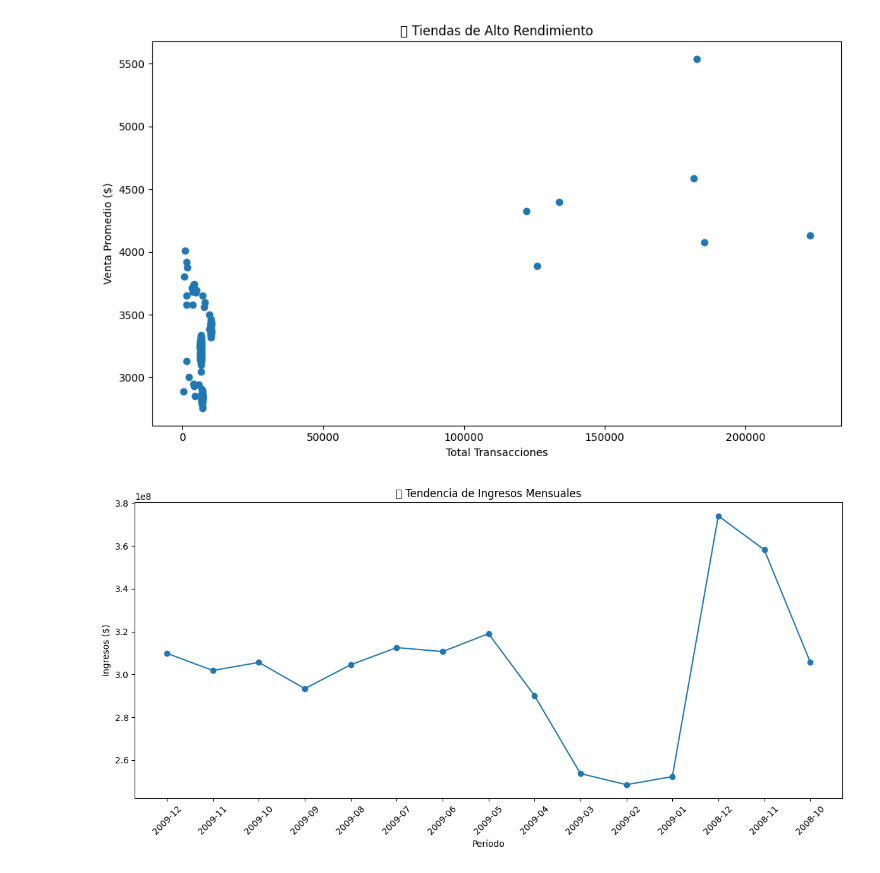
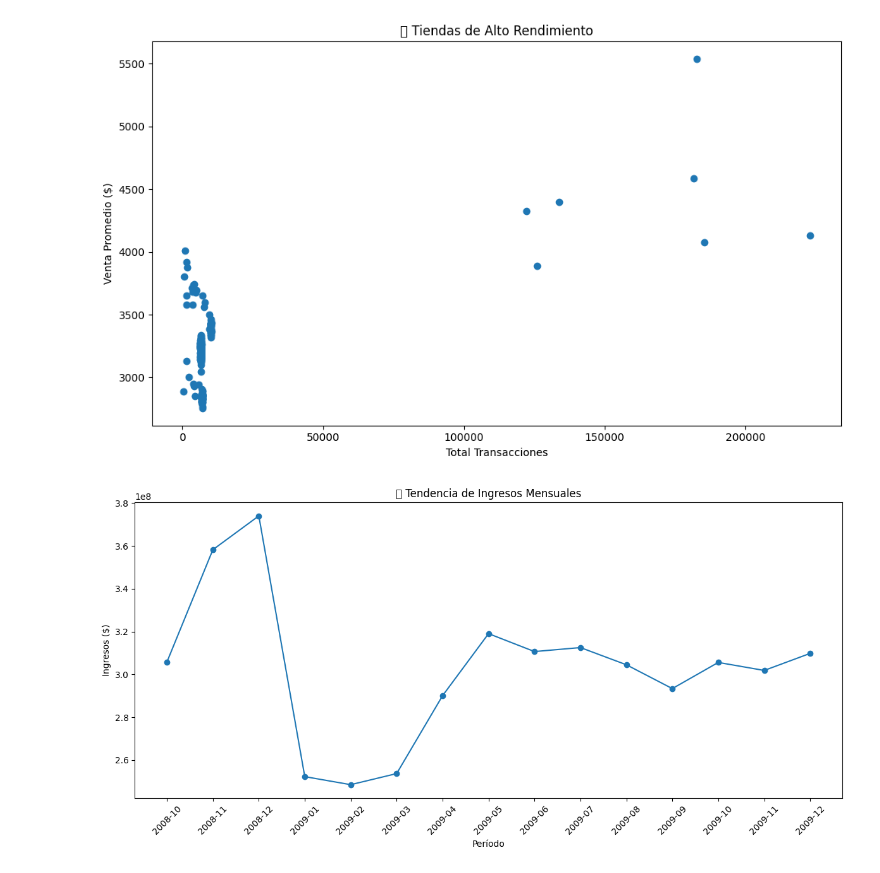
Before and after one commit to XxHurtadoxX/snowflake-sql-python-practice, a Jupyter notebook: practice.ipynb, the cells around one changed output. Cells and saved outputs as stored; diff of their text form; code cells hidden in the pictures.

```diff
--- a/practice.ipynb
+++ b/practice.ipynb
@@ -252,19 +271,30 @@ plt.show()
 # %%
 # Gráfico 4: Tendencia de Ventas por Tiempo (Simple)
 # Limpiar datos de formato monetario
 df_temp_clean = df_temporal.copy()
-df_temp_clean['REVENUE'] = df_temp_clean['MONTHLY_REVENUE'].str.replace('$', '').str.replace(',', '').astype(float)
+
+df_temp_clean['REVENUE'] = (
+    df_temp_clean['MONTHLY_REVENUE']
+    .str.replace('$', '', regex=False)
+    .str.replace(',', '', regex=False)
+    .astype(float)
+)
+
+# Ordenar cronológicamente
+df_temp_clean = df_temp_clean.sort_values(by=['SALES_YEAR', 'SALES_MONTH'])
 
 # Gráfico de línea simple
 plt.figure(figsize=(12, 6))
 plt.plot(range(len(df_temp_clean)), df_temp_clean['REVENUE'], marker='o')
 plt.title('📈 Tendencia de Ingresos Mensuales')
 plt.xlabel('Período')
 plt.ylabel('Ingresos ($)')
-plt.xticks(range(len(df_temp_clean)),
-           [f"{row['SALES_YEAR']}-{row['SALES_MONTH']:02d}" for _, row in df_temp_clean.iterrows()],
-           rotation=45)
+plt.xticks(
+    range(len(df_temp_clean)),
+    [f"{row['SALES_YEAR']}-{row['SALES_MONTH']:02d}" for _, row in df_temp_clean.iterrows()],
+    rotation=45
+)
 plt.tight_layout()
 plt.show()
 # %% [output]
-[figure, old version]
+[figure, new version]
```
Also changed, not shown: parts of 9 cells of this notebook.
